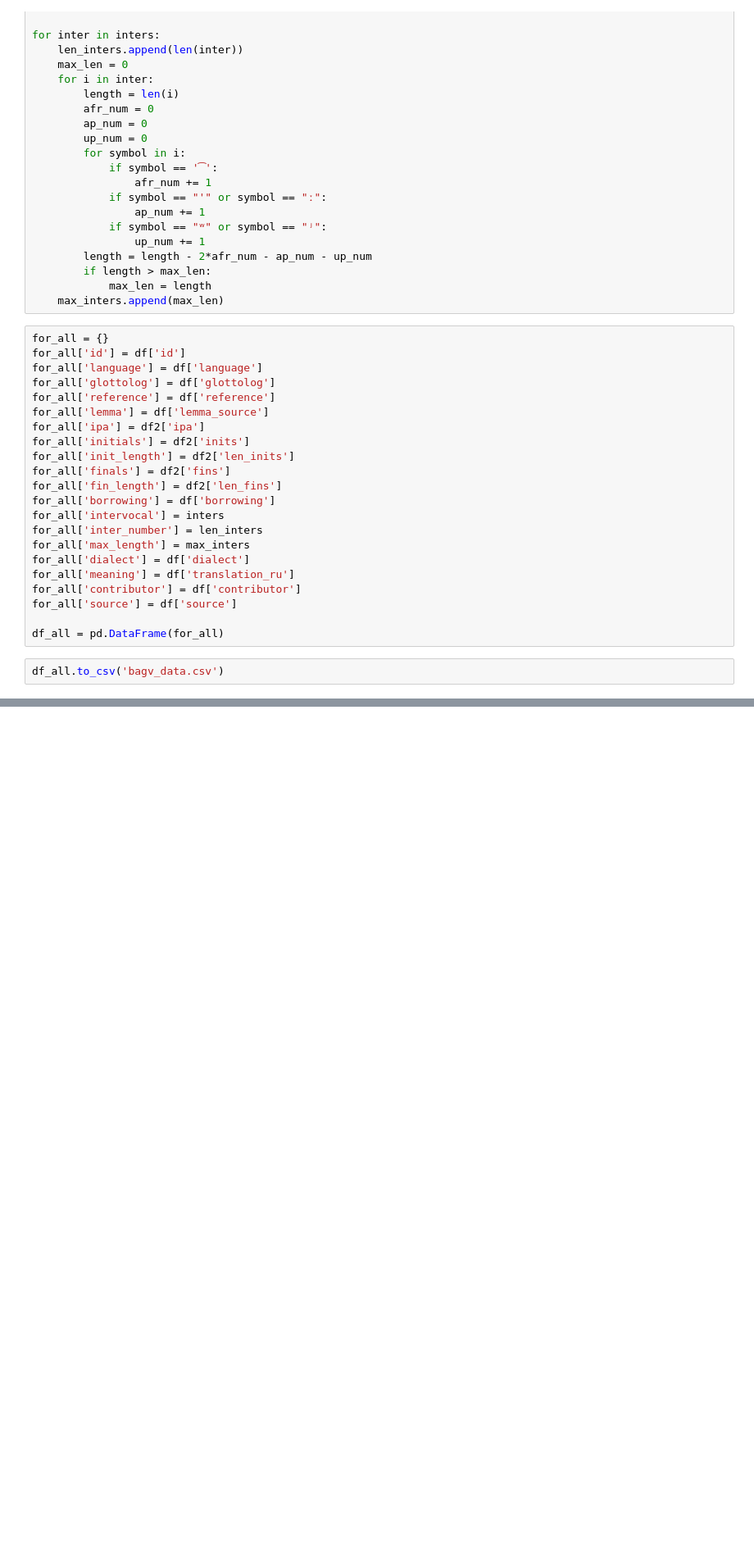
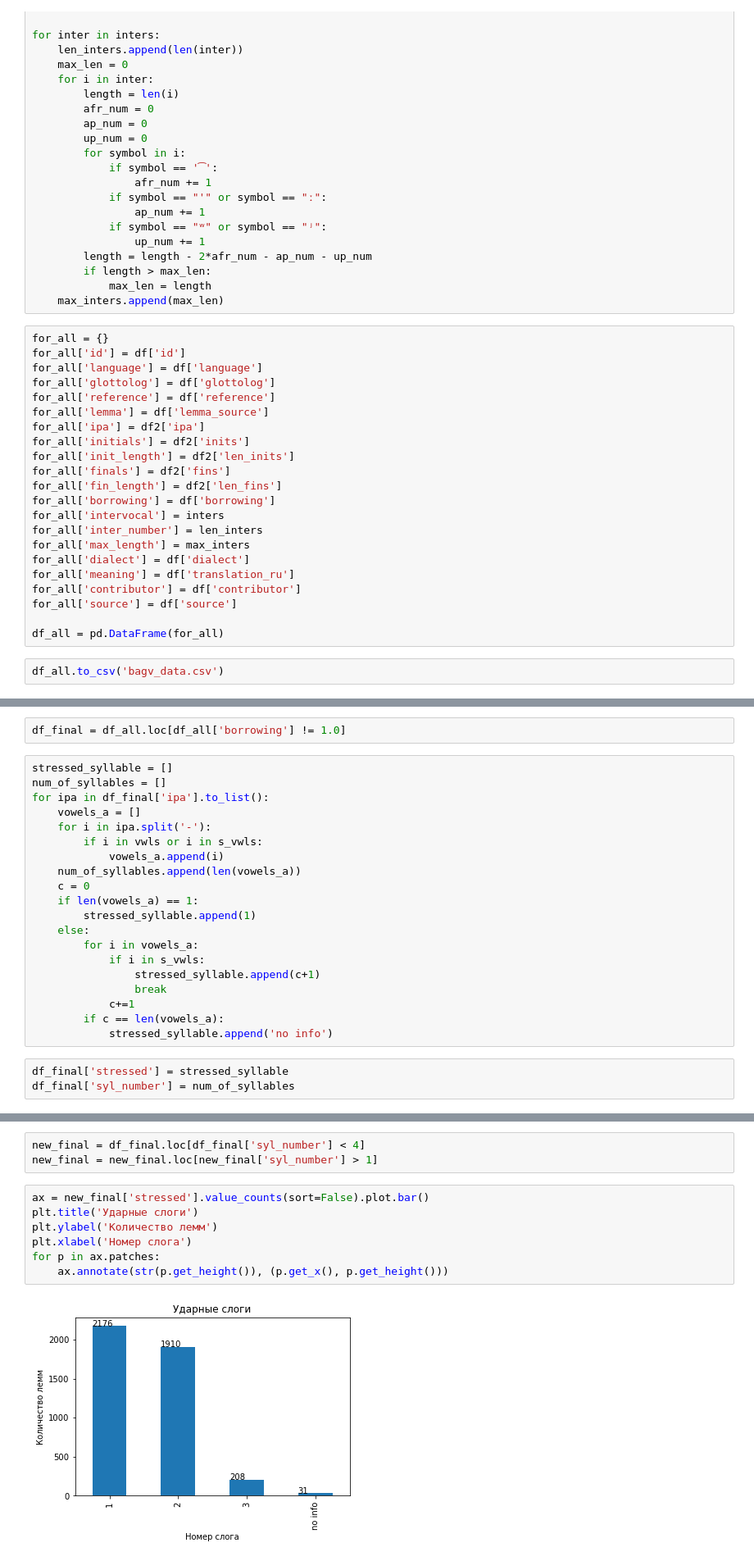
Before and after one commit to avdavidenko/Data-Driven-Phonology-of-Bagvalal, a Jupyter notebook: data_driven_phonology_of_bagvalal.ipynb, the cells around one changed output, grey strips where cells are left out. Shown at 82% size. Drawn from its saved outputs; the diff is of its cells as text; blank space fills up the shorter version.

```diff
--- a/data_driven_phonology_of_bagvalal.ipynb
+++ b/data_driven_phonology_of_bagvalal.ipynb
@@ -587,0 +590,25 @@ df_all.to_csv('bagv_data.csv')
+# %%
+df_final = df_all.loc[df_all['borrowing'] != 1.0]
+# %%
+stressed_syllable = []
+num_of_syllables = []
+for ipa in df_final['ipa'].to_list():
+    vowels_a = []
+    for i in ipa.split('-'):
+        if i in vwls or i in s_vwls:
+            vowels_a.append(i)
+    num_of_syllables.append(len(vowels_a))
+    c = 0
+    if len(vowels_a) == 1:
+        stressed_syllable.append(1)
+    else:
+        for i in vowels_a:
+            if i in s_vwls:
+                stressed_syllable.append(c+1)
+                break
+            c+=1
+        if c == len(vowels_a):
+            stressed_syllable.append('no info')
+# %%
+df_final['stressed'] = stressed_syllable
+df_final['syl_number'] = num_of_syllables
@@ -587,0 +626,12 @@ df_all.to_csv('bagv_data.csv')
+# %%
+new_final = df_final.loc[df_final['syl_number'] < 4]
+new_final = new_final.loc[new_final['syl_number'] > 1]
+# %%
+ax = new_final['stressed'].value_counts(sort=False).plot.bar()
+plt.title('Ударные слоги')
+plt.ylabel('Количество лемм')
+plt.xlabel('Номер слога')
+for p in ax.patches:
+    ax.annotate(str(p.get_height()), (p.get_x(), p.get_height()))
+# %% [output]
+[figure, added]
```
Also changed, not shown: parts of 2 cells of this notebook.
